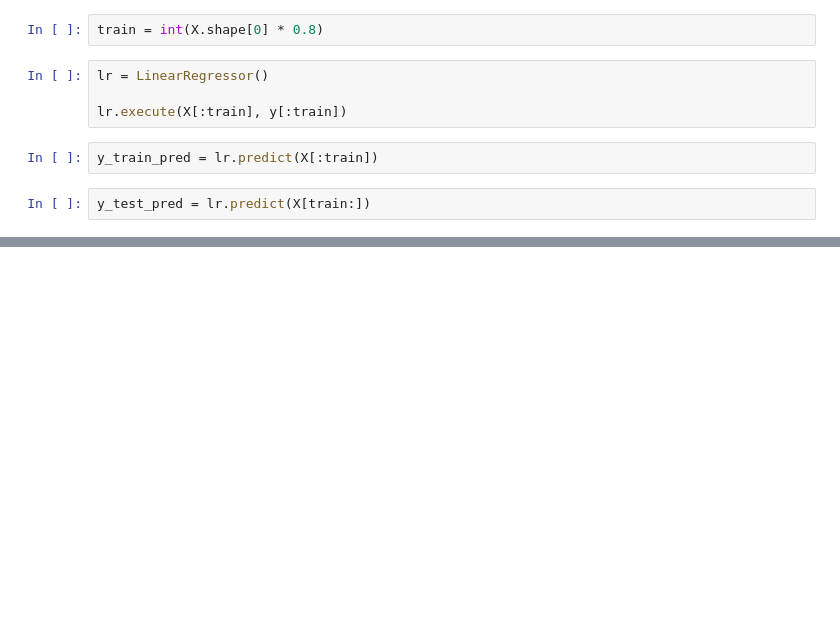
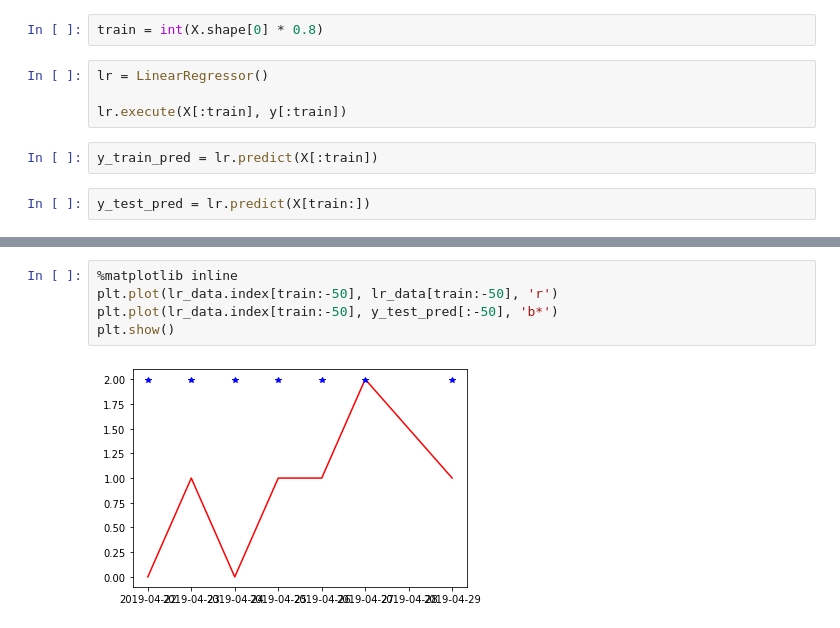
Before and after one commit to ItamarRocha/Machine-Learning-and-Data-Analysis, a Jupyter notebook: Armazem/exploring.ipynb, the cells around one changed output, grey strips where cells are left out. Drawn from its saved outputs; the diff is of its cells as text; blank space fills up the shorter version.

```diff
--- a/Armazem/exploring.ipynb
+++ b/Armazem/exploring.ipynb
@@ -473,0 +477,7 @@ plt.show()
+# %%
+%matplotlib inline
+plt.plot(lr_data.index[train:-50], lr_data[train:-50], 'r')
+plt.plot(lr_data.index[train:-50], y_test_pred[:-50], 'b*')
+plt.show()
+# %% [output]
+[figure, added]
```
Also changed, not shown: parts of 14 cells of this notebook.
